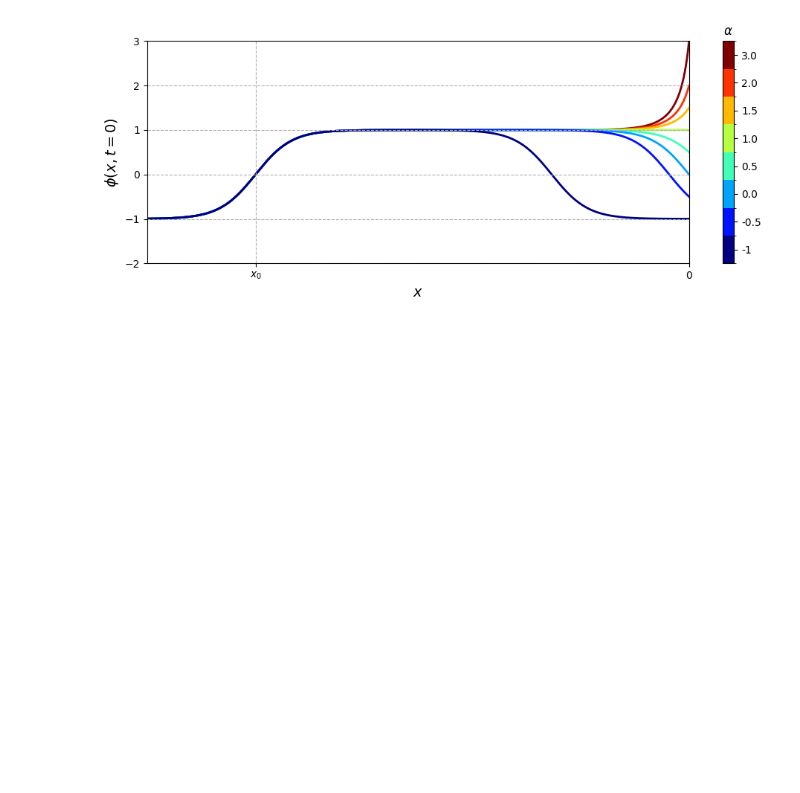
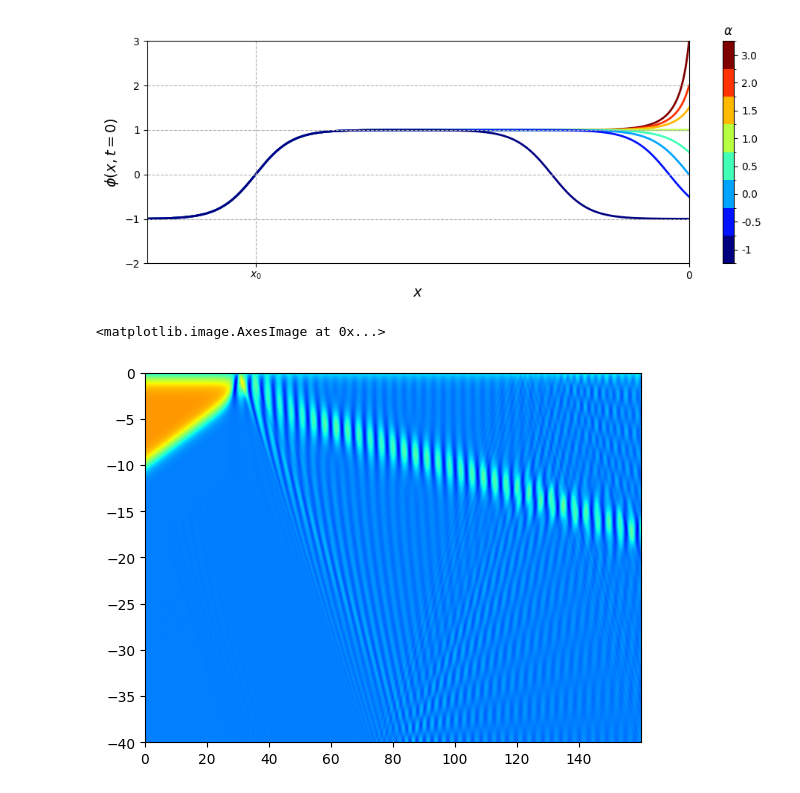
Before and after one commit to JairoSSantos/parallel-kink-scattering, a Jupyter notebook: notebooks/dirichlet.ipynb, the cells around one changed output. Cells and saved outputs as stored; diff of their text form; code cells hidden in the pictures; blank space fills up the shorter version.

Commit message:
dirichlet boundary

```diff
--- a/notebooks/dirichlet.ipynb
+++ b/notebooks/dirichlet.ipynb
@@ -83,3 +88,41 @@ fig.tight_layout()
 plt.show()
 # %% [output]
 [figure]
+# %%
+def kink_dirichlet(x0: float, v: float, alpha: float):
+    gamma = 1/np.sqrt(1 - v**2)
+    mu = -1
+    nu = -1 if alpha > 1 else 1
+
+    x, t = sp.symbols('x, t')
+    z = gamma*(x - x0 - v*t)
+    phi_kink = sp.tanh(z)
+    phi_dirichlet = 1 if alpha == 1 else mu*sp.tanh(x - chi(alpha, mu, nu))**nu
+
+    return Field((x, t), phi_dirichlet + phi_kink - 1)
+# %%
+L = 40
+N = 1000 #int(L/40*1000)
+DX = L/(N - 1)
+DT = 0.7*DX
+LAMB = 2
+X0 = 10 #15*delta(lamb)/2 #L/3
+# %%
+v = 0.25
+alpha = -0.5
+
+COLLIDER = KinkCollider(0, -L, N, (-X0, X0), DT, DX, order=4, H=alpha)
+field = kink_dirichlet(-X0, v, alpha=alpha)
+Y0 = lambda x: field(x, 0)
+Y0_dt = lambda x: field.diff(1)(x, 0)
+y0 = np.stack((
+    Y0(COLLIDER.x),
+    Y0_dt(COLLIDER.x)
+))
+t_final = L/v
+t, Y = rk4_solve(COLLIDER.get_system(lamb=LAMB), y0, DT, t_final)
+y = Y[:, 0]
+plt.imshow(y.T, cmap='jet', vmin=-2, vmax=2, aspect='auto', extent=(t.min(), t.max(), COLLIDER.x.min(), COLLIDER.x.max()))
+# %% [output]
+<matplotlib.image.AxesImage at 0x...>
+[figure, added]
```
Also changed, not shown: parts of 2 cells of this notebook, 1 other file.
